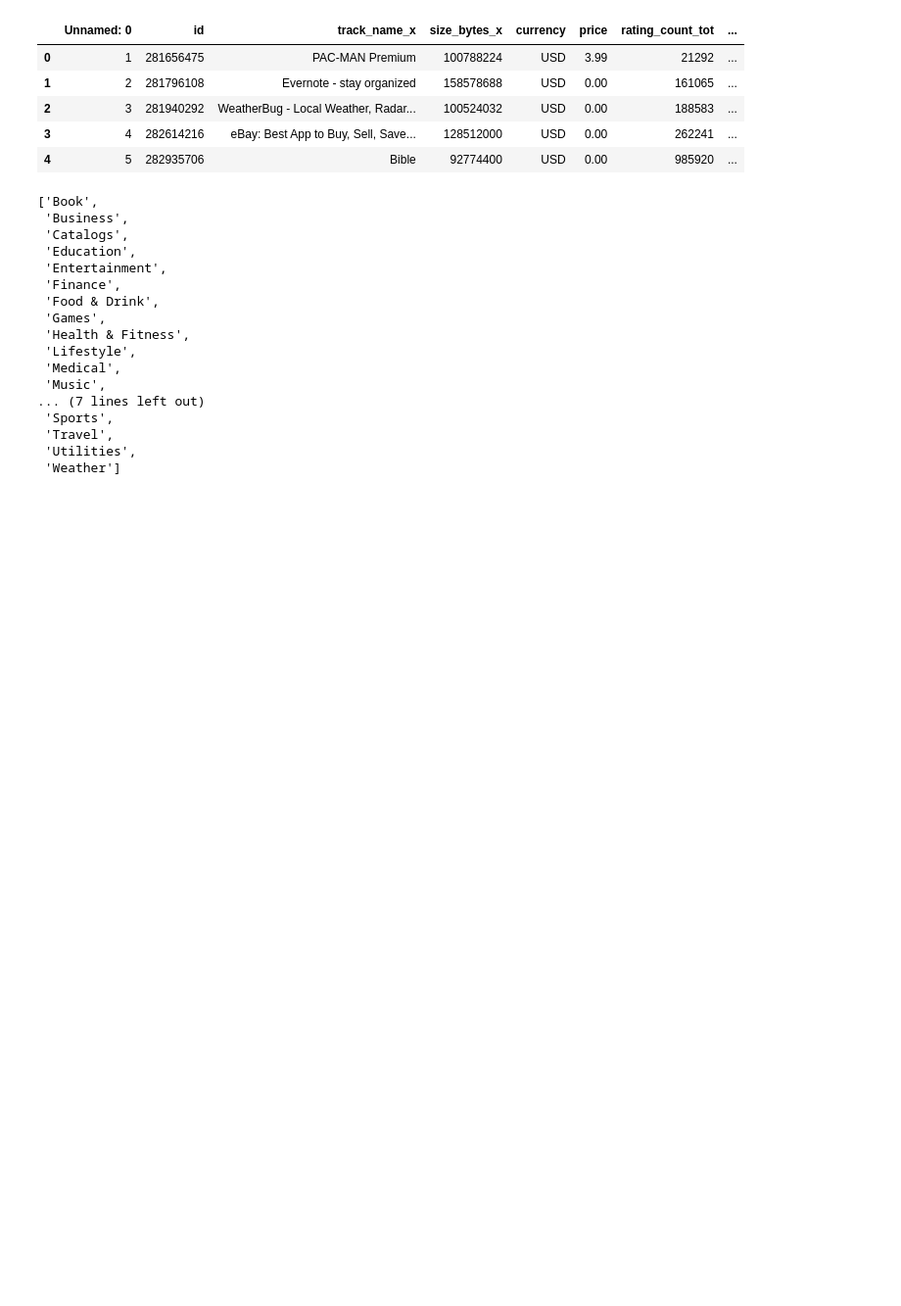
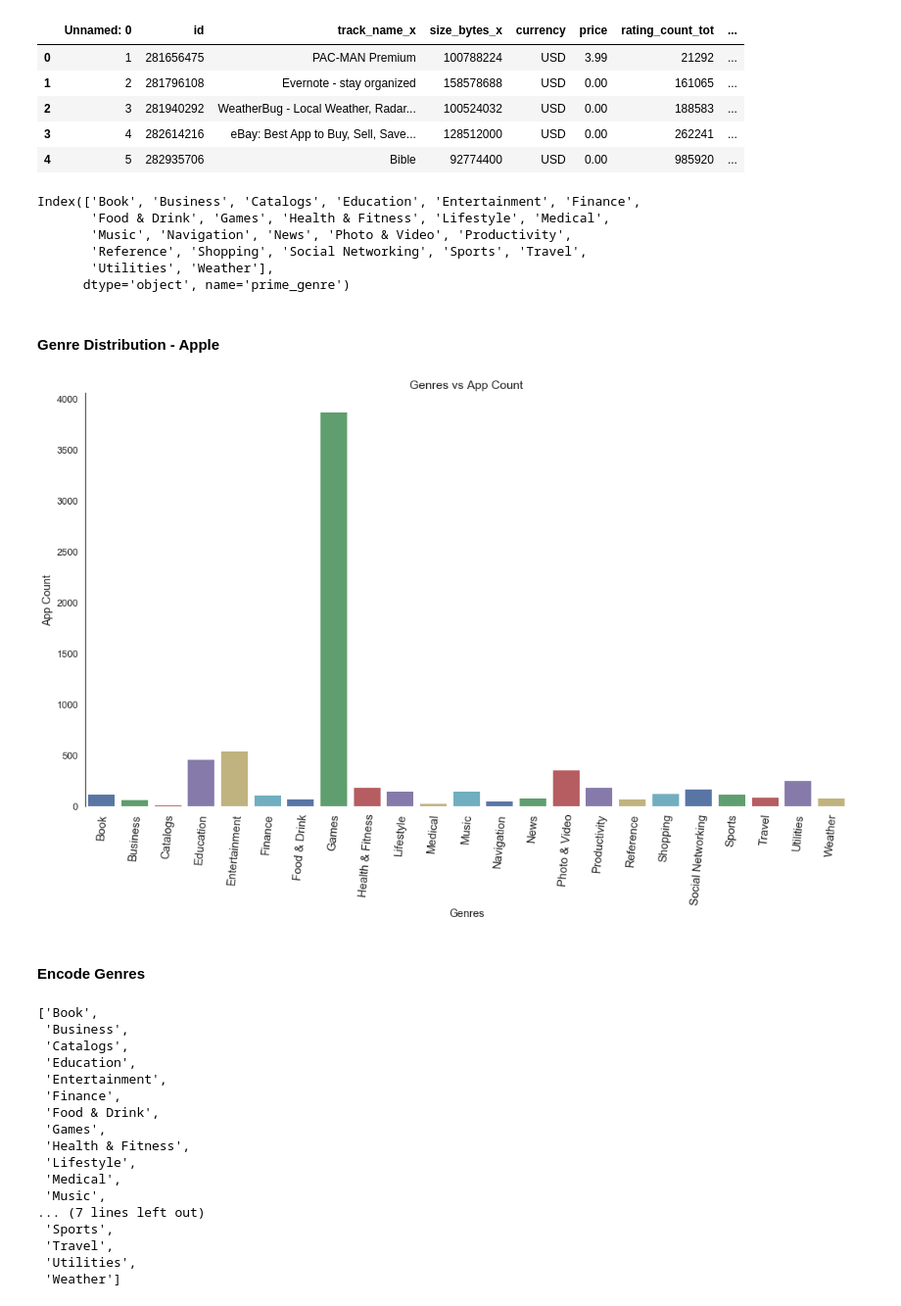
Before and after one commit to nareshkumar66675/Appomania, a Jupyter notebook: notebooks/Classification/AppClassifier.ipynb, the cells around one changed output. Shown at 98% size. Cells and saved outputs as stored; diff of their text form; code cells hidden in the pictures; blank space fills up the shorter version.

```diff
--- a/notebooks/Classification/AppClassifier.ipynb
+++ b/notebooks/Classification/AppClassifier.ipynb
@@ -42,6 +46,39 @@ iOSWDesDF.head()
 | 2 | 3 | 281940292 | WeatherBug - Local Weather, Radar... | 100524032 | USD | 0.00 | 188583 | ... |
 | 3 | 4 | 282614216 | eBay: Best App to Buy, Sell, Save... | 128512000 | USD | 0.00 | 262241 | ... |
 | 4 | 5 | 282935706 | Bible | 92774400 | USD | 0.00 | 985920 | ... |
+# %%
+genreCount = iOSWDesDF.groupby(['prime_genre'])['prime_genre'].count()
+# %%
+genreCount.index
+# %% [output]
+Index(['Book', 'Business', 'Catalogs', 'Education', 'Entertainment', 'Finance',
+       'Food & Drink', 'Games', 'Health & Fitness', 'Lifestyle', 'Medical',
+       'Music', 'Navigation', 'News', 'Photo & Video', 'Productivity',
+       'Reference', 'Shopping', 'Social Networking', 'Sports', 'Travel',
+       'Utilities', 'Weather'],
+      dtype='object', name='prime_genre')
+# %% [markdown]
+#### Genre Distribution - Apple
+# %%
+import seaborn as sns
+
+x_axis=[]
+y_axis=[]
+fig = plt.figure(1, figsize=(18,10))
+plt.xticks(rotation=85, fontsize = 15)
+sns.set(style="white", context="talk")
+
+sns.barplot(genreCount.index,genreCount.values, palette="deep")
+
+
+plt.title("Genres vs App Count")
+plt.xlabel("Genres")
+plt.ylabel("App Count")
+sns.despine(bottom=True)
+# %% [output]
+[figure, added]
+# %% [markdown]
+#### Encode Genres
 # %%
 from sklearn import preprocessing
 
```
Also changed, not shown: parts of 22 cells of this notebook, 4 other files.
